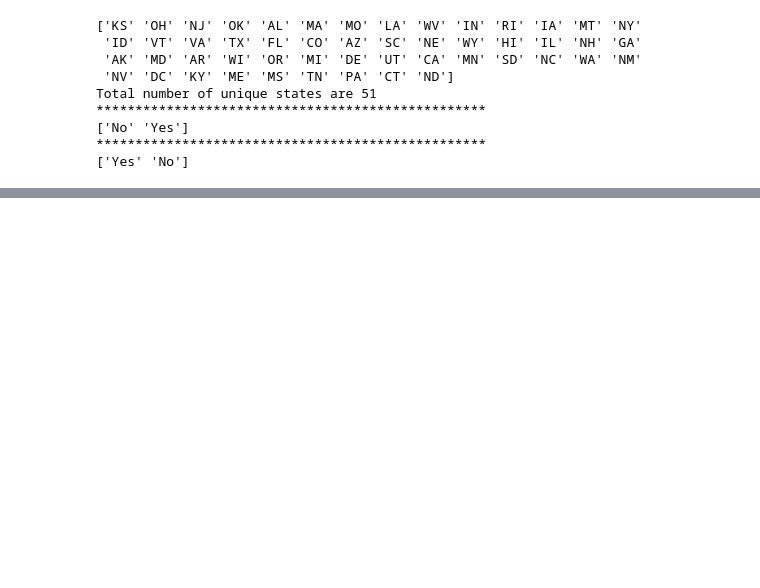
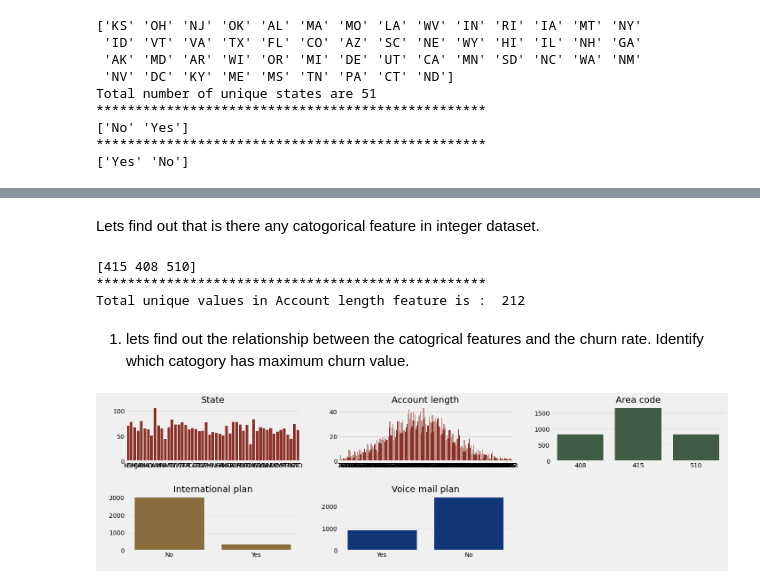
Before and after one commit to ad709kr/capstone_projects-EDA-on-Telecom-churn-analysis, a Jupyter notebook: Telecom_Churn_Analysis_Capstone_Project.ipynb, the cells around one changed output, grey strips where cells are left out. Cells and saved outputs as stored; diff of their text form; code cells hidden in the pictures; blank space fills up the shorter version.

```diff
--- a/Telecom_Churn_Analysis_Capstone_Project.ipynb
+++ b/Telecom_Churn_Analysis_Capstone_Project.ipynb
@@ -70,0 +114,30 @@ so there are two more boolean column: international plan and Voice mail plan. Ho
+# %% [markdown]
+Lets find out that is there any catogorical feature in integer dataset.
+# %%
+print(data['Area code'].unique())
+print("*"*50)
+print("Total unique values in Account length feature is : ",len(data['Account length'].unique()))
+# %% [output]
+[415 408 510]
+**************************************************
+Total unique values in Account length feature is :  212
+# %%
+def histogram_for_pop(df):
+  plt.style.use("fivethirtyeight")
+  plt.figure(figsize= (20,22))
+  color_ = [ '#9D2417', '#AF41B4', '#003389' ,'#3C5F41',  '#967032', '#2734DE']
+  for i,col in enumerate(df.columns):
+    rand_col = color_[random.sample(range(6), 1)[0]]
+    plt.subplot(8,3, i+1)
+    sns.countplot(data=df,x=df[col], color = rand_col, fill = rand_col)
+    plt.title(col, color = 'black')
+    plt.ylabel(" ")
+    plt.xlabel(" ")
+    plt.tight_layout()
+# %% [markdown]
+1) lets find out the relationship between the catogrical features and the churn rate. Identify which catogory has maximum churn value.
+# %%
+df_cat = data[['State', 'Account length', 'Area code', 'International plan','Voice mail plan']]
+histogram_for_pop(df_cat)
+# %% [output]
+[figure, added]
```
Also changed, not shown: parts of 26 cells of this notebook.
